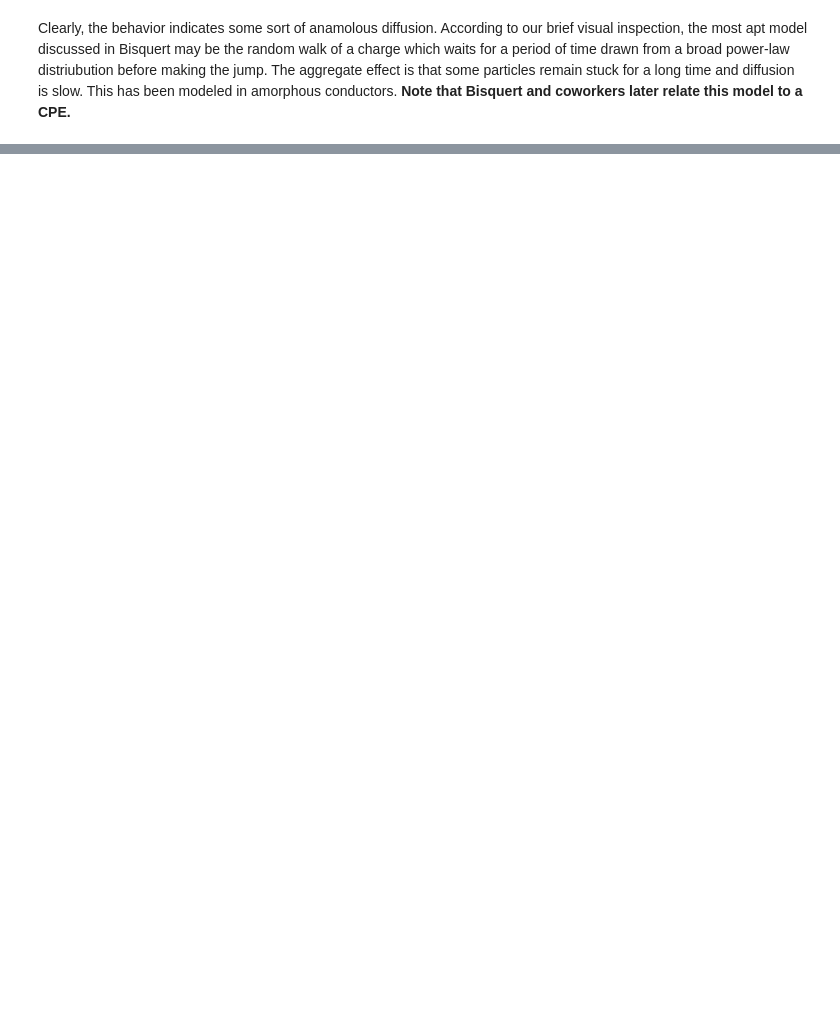
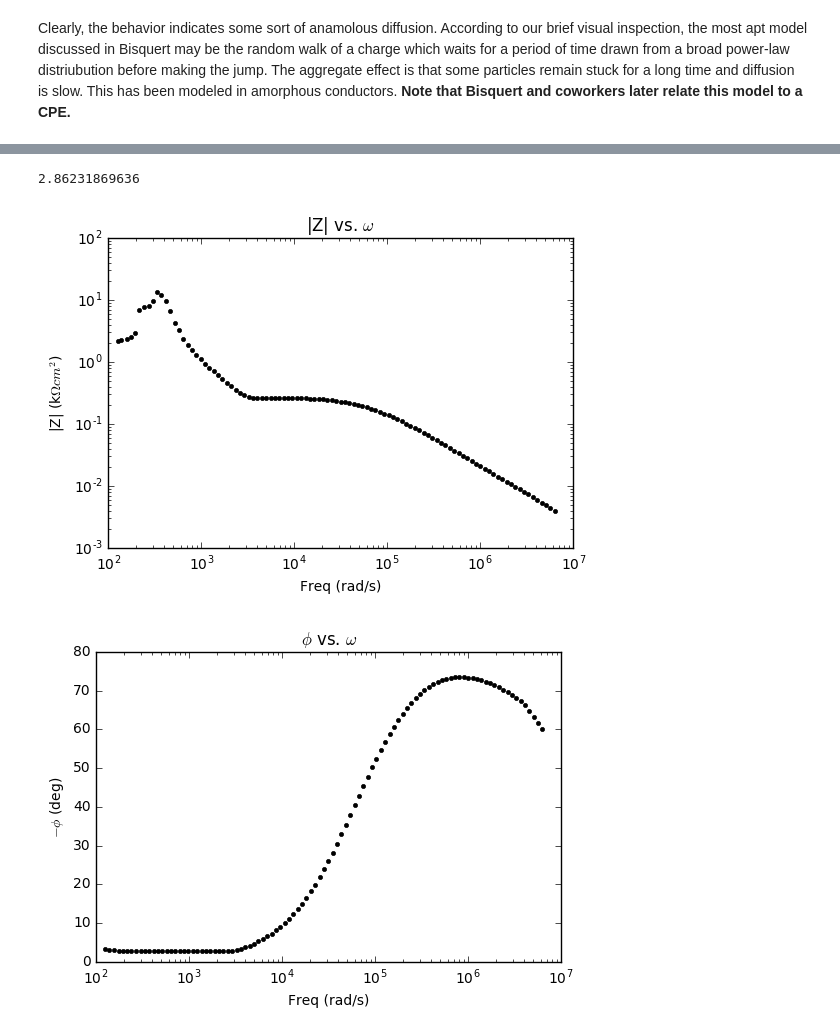
Before and after one commit to es-wong/Impedance-Project, a Jupyter notebook: CPEAnalysisOutline2.ipynb, the cells around one changed output, grey strips where cells are left out. Saved outputs shown, nothing was run; the diff lists cells and outputs as text; code cells hidden in the pictures; blank space fills up the shorter version.

Commit message:
summary of high  freq

```diff
--- a/CPEAnalysisOutline2.ipynb
+++ b/CPEAnalysisOutline2.ipynb
@@ -640,0 +659,31 @@ Clearly, the behavior indicates some sort of anamolous diffusion. According to o
+# %%
+fig, ax = plt.subplots(1,1)
+ax.plot(w(12)[:],np.sqrt(np.square(Zr(12)[:]) + np.square(Zi(12)[:])),'k.')
+# ax.set_aspect('equal')
+ax.set_xlabel("Freq (rad/s)")
+ax.set_ylabel("|Z| (k$\Omega cm^{2}$)")
+ax.set_xscale("log")
+ax.set_yscale("log")
+ax.set_title("|Z| vs. $\omega$")
+#ax.set_xlim([0,1]);
+#ax.set_ylim([0,1]);
+# plt.savefig('magZ.png')
+
+fig, ax = plt.subplots(1,1)
+ax.plot(w(12)[:],-np.arctan((Zi(12)[:])/(Zr(12)[:]))*(180/np.pi),'k.')
+# ax.set_aspect('equal')
+ax.set_xlabel("Freq (rad/s)")
+ax.set_ylabel("$-\phi$ (deg)")
+ax.set_xscale("log")
+# ax.set_yscale("log")
+ax.set_title("$\phi$ vs. $\omega$")
+#ax.set_xlim([0,1]);
+#ax.set_ylim([0,1]);
+# plt.savefig('phase.png')
+
+
+print(-np.arctan((Zi(12)[t02])/(Zr(12)[t02]))*(180/np.pi))
+# %% [output]
+2.86231869636
+[figure, added]
+[figure, added]
```
Also changed, not shown: parts of 15 cells of this notebook, 2 other files.
